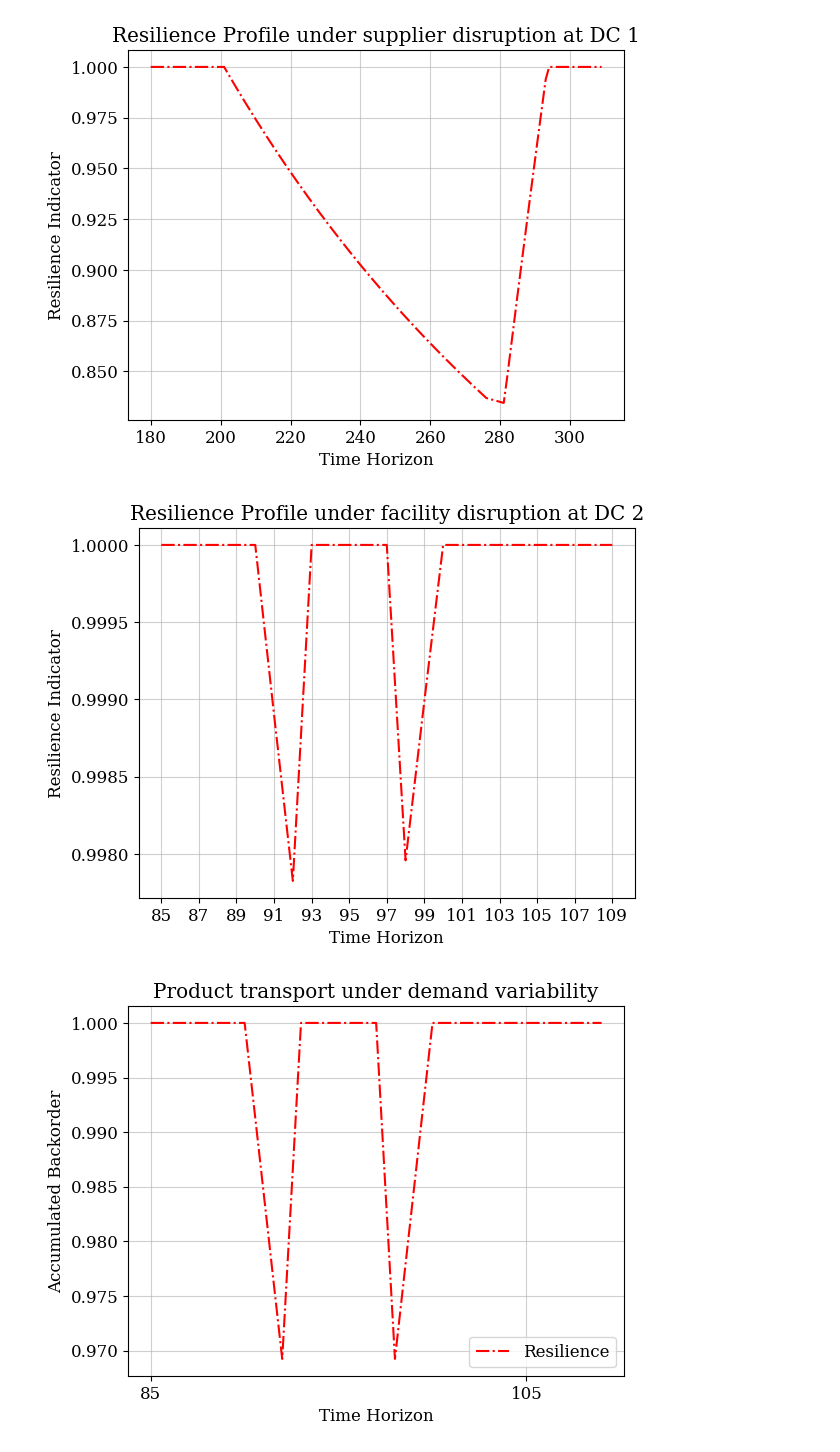
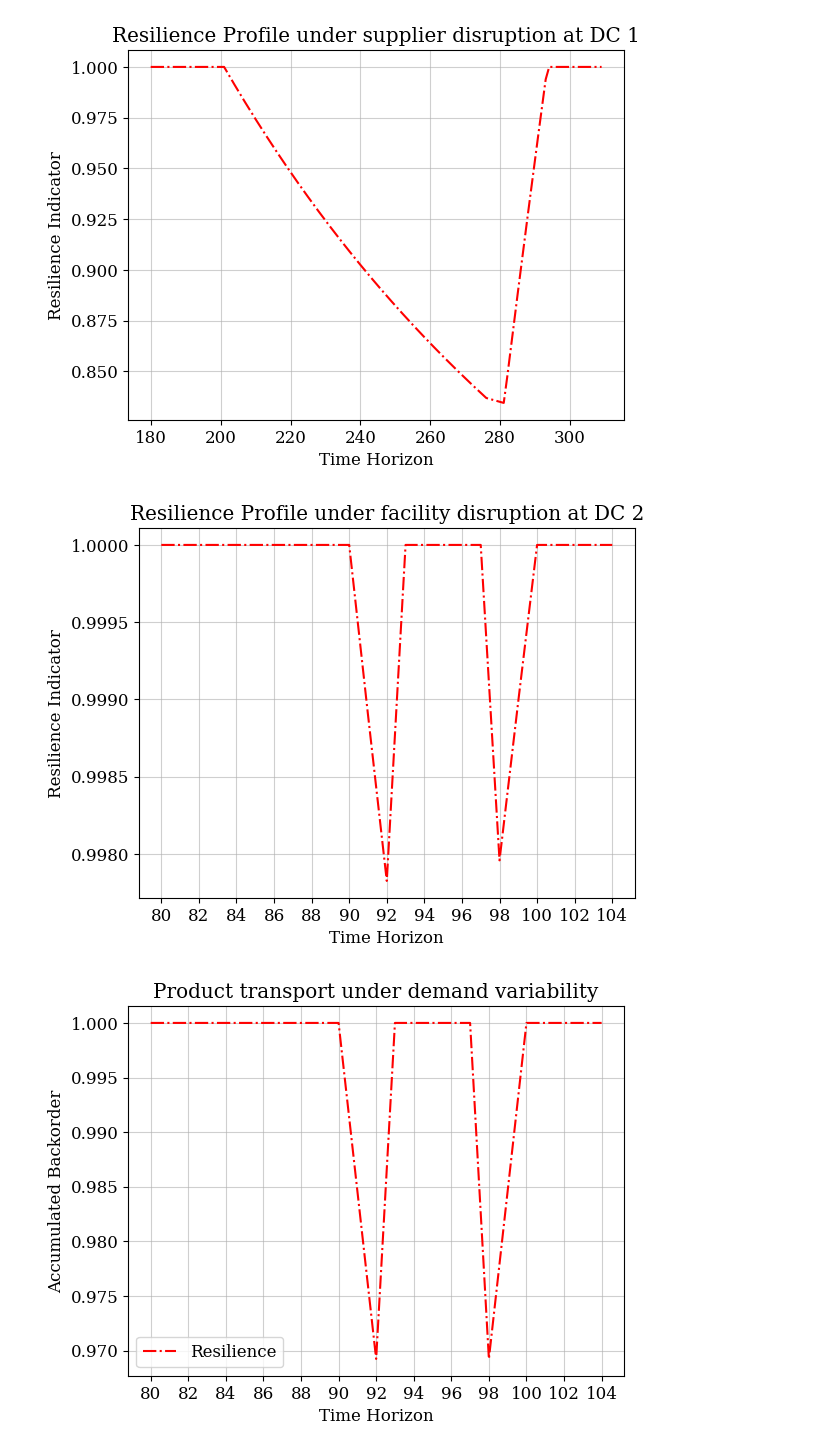
Before and after one commit to shivamvedant/energiapy, a Jupyter notebook: docs/notebooks/supply chain/IRF manuscript/readControl_HPRC.ipynb, the cells around one changed output. Cells and saved outputs as stored; diff of their text form; code cells hidden in the pictures.

```diff
--- a/docs/notebooks/supply chain/IRF manuscript/readControl_HPRC.ipynb
+++ b/docs/notebooks/supply chain/IRF manuscript/readControl_HPRC.ipynb
@@ -2160,7 +2160,7 @@ fig, ax = plt.subplots()
 
 # Plot data from the first dataset
 start=180
-end = start+120
+end = start+130
 
 focal_results_1 = cl_step2_res1_ncl_des_load_results
 
@@ -2236,7 +2236,7 @@ rc('text', usetex=False)
 fig, ax = plt.subplots()
 
 # Plot data from the first dataset
-start=85
+start=80
 end = start+25
 
 focal_results_1 = ncl_load_results
@@ -2272,41 +2272,41 @@ plt.rcdefaults()
 # Show the plot
 plt.show()
 # %% [output]
-[figure, old version]
+[figure, new version]
 # %%
 rc('font', **{'family': 'serif', 'serif': ['Computer Modern'], 'size': 12})
 rc('text', usetex=False)
 fig, ax = plt.subplots()
 
 # Plot data from the first dataset
-start=85
+start=80
 end = start+25
 
 focal_results_1 = ncl_load_results
 
 a=5
 bo_min = 0
 bo_max = [max(list(value for key, value in focal_results_1.output['Demand_backlog'].items() if key[0]==f'loc{a}' and key[1]==f'com1_sold')) for i in range(start,end)]
 n2plot = [bo_max[i]- list(value for key, value in focal_results_1.output['Demand_backlog'].items() if key[0]==f'loc{a}' and key[1]==f'com1_sold')[start:end][i] for i in range(len(bo_max))]
 d2plot = [bo_max[i]- bo_min for i in range(len(bo_max))]
 v2plot = [n2plot[i]/d2plot[i] for i in range(len(bo_max))]
 
 ax.plot(range(start, end), v2plot, label=f'Resilience', color='red', linestyle='-.')
 
 # Customize the plot
 ax.set_xlabel('Time Horizon')
 ax.set_ylabel('Accumulated Backorder')
 ax.set_title('Product transport under demand variability')
 ax.legend()
 ax.plot(linewidth=0.5)
-ax.set_xticks(range(start, end, 20))
+ax.set_xticks(range(start, end, 2))
 plt.grid(alpha=0.6)
 plt.rcdefaults()
 # plt.savefig(fname = 'MPC_logistics', dpi = 300)
 # Show the plot
 plt.show()
 # %% [output]
-[figure, old version]
+[figure, new version]
 # %%
 rc('font', **{'family': 'serif', 'serif': ['Computer Modern'], 'size': 12})
 rc('text', usetex=False)
```
Also changed, not shown: parts of 3 cells of this notebook, 1 other file.
